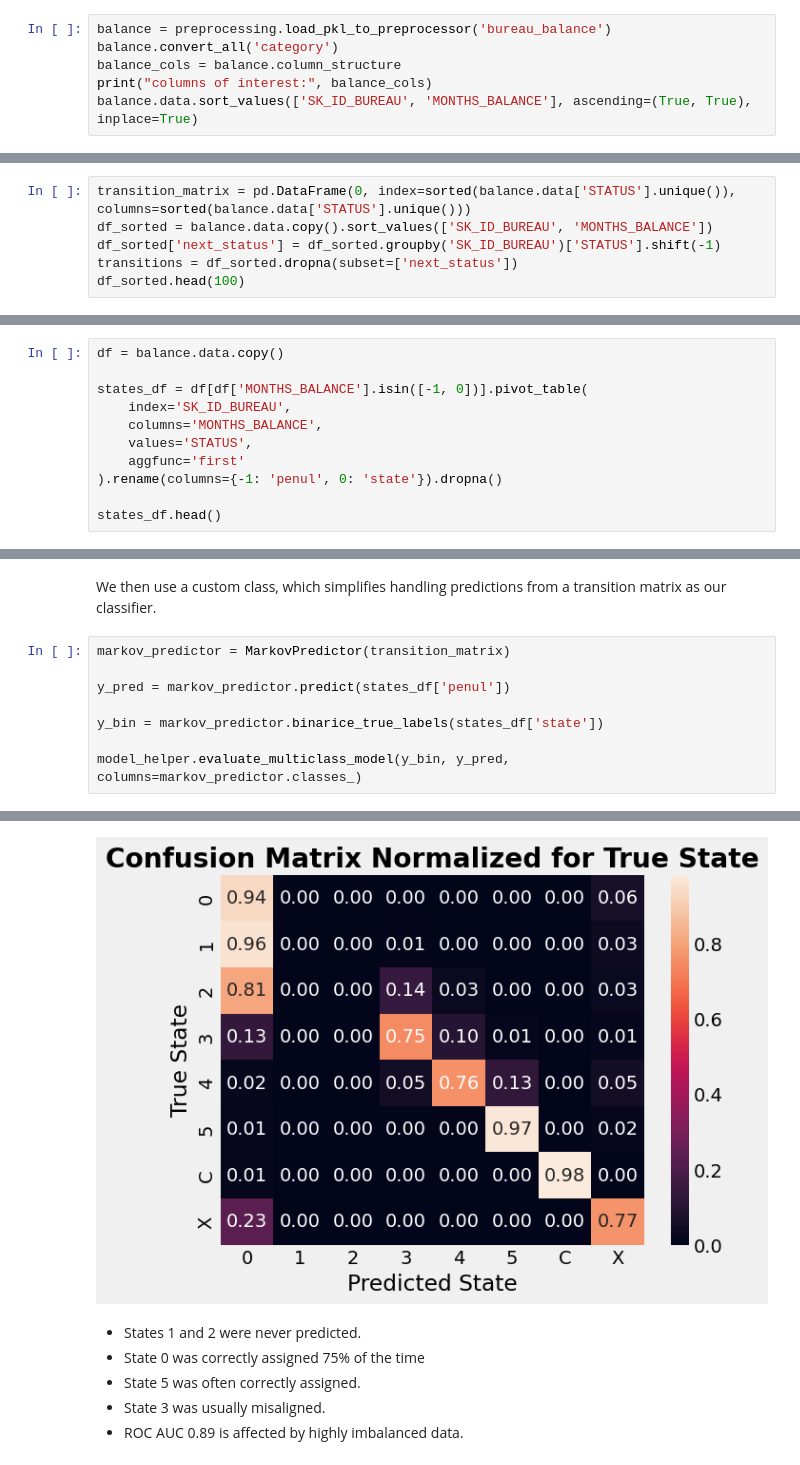
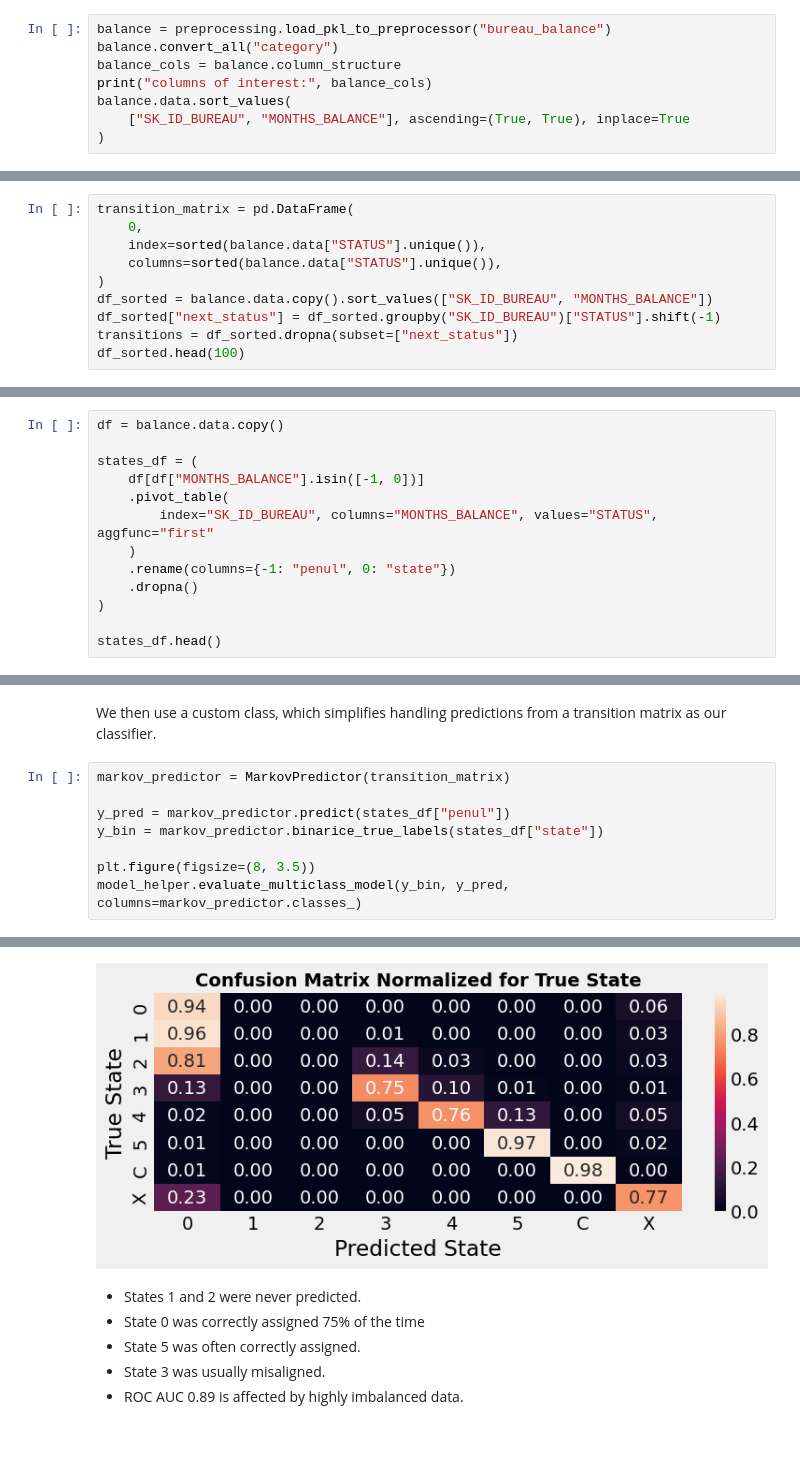
Before and after one commit to Sauciu1/defaulting-risk, a Jupyter notebook: notebooks/nb5_bureau_balance.ipynb, the cells around one changed output, grey strips where cells are left out. Cells and saved outputs as stored; diff of their text form.

Commit message:
balance complete, module fixes

```diff
--- a/notebooks/nb5_bureau_balance.ipynb
+++ b/notebooks/nb5_bureau_balance.ipynb
@@ -19,11 +19,13 @@ plotting_helper.set_plot_style()
 # %% [markdown]
 # Bureau balance
 # %%
-balance = preprocessing.load_pkl_to_preprocessor('bureau_balance')
-balance.convert_all('category')
+balance = preprocessing.load_pkl_to_preprocessor("bureau_balance")
+balance.convert_all("category")
 balance_cols = balance.column_structure
 print("columns of interest:", balance_cols)
-balance.data.sort_values(['SK_ID_BUREAU', 'MONTHS_BALANCE'], ascending=(True, True), inplace=True)
+balance.data.sort_values(
+    ["SK_ID_BUREAU", "MONTHS_BALANCE"], ascending=(True, True), inplace=True
+)
 # %% [output]
 Loading tables: ['bureau_balance.csv']
 loaded bureau_balance with shape (27299925, 3)
@@ -97,10 +114,14 @@ We thus construct a transition matrix from observed events, where: i (row) indic
 # %% [markdown]
 We then count the observed transitions as:
 # %%
-transition_matrix = pd.DataFrame(0, index=sorted(balance.data['STATUS'].unique()), columns=sorted(balance.data['STATUS'].unique()))
-df_sorted = balance.data.copy().sort_values(['SK_ID_BUREAU', 'MONTHS_BALANCE'])
-df_sorted['next_status'] = df_sorted.groupby('SK_ID_BUREAU')['STATUS'].shift(-1)
-transitions = df_sorted.dropna(subset=['next_status'])
+transition_matrix = pd.DataFrame(
+    0,
+    index=sorted(balance.data["STATUS"].unique()),
+    columns=sorted(balance.data["STATUS"].unique()),
+)
+df_sorted = balance.data.copy().sort_values(["SK_ID_BUREAU", "MONTHS_BALANCE"])
+df_sorted["next_status"] = df_sorted.groupby("SK_ID_BUREAU")["STATUS"].shift(-1)
+transitions = df_sorted.dropna(subset=["next_status"])
 df_sorted.head(100)
 # %% [output]
 |  | SK_ID_BUREAU | MONTHS_BALANCE | STATUS | next_status |
@@ -178,12 +215,14 @@ We now evaluate the predictive power of the Markov process by predicting the t=0
 # %%
 df = balance.data.copy()
 
-states_df = df[df['MONTHS_BALANCE'].isin([-1, 0])].pivot_table(
-    index='SK_ID_BUREAU',
-    columns='MONTHS_BALANCE',
-    values='STATUS',
-    aggfunc='first'
-).rename(columns={-1: 'penul', 0: 'state'}).dropna()
+states_df = (
+    df[df["MONTHS_BALANCE"].isin([-1, 0])]
+    .pivot_table(
+        index="SK_ID_BUREAU", columns="MONTHS_BALANCE", values="STATUS", aggfunc="first"
+    )
+    .rename(columns={-1: "penul", 0: "state"})
+    .dropna()
+)
 
 states_df.head()
 # %% [output]
@@ -199,14 +238,14 @@ We then use a custom class, which simplifies handling predictions from a transit
 # %%
 markov_predictor = MarkovPredictor(transition_matrix)
 
-y_pred = markov_predictor.predict(states_df['penul'])
+y_pred = markov_predictor.predict(states_df["penul"])
+y_bin = markov_predictor.binarice_true_labels(states_df["state"])
 
-y_bin = markov_predictor.binarice_true_labels(states_df['state'])
-
+plt.figure(figsize=(8, 3.5))
 model_helper.evaluate_multiclass_model(y_bin, y_pred, columns=markov_predictor.classes_)
 # %% [output]
 F1 Score: 0.5731636803001697
-[figure, old version]
+[figure, new version]
 # %% [markdown]
 * States 1 and 2 were never predicted.
 * State 0 was correctly assigned 75% of the time
```
Also changed, not shown: parts of 23 cells of this notebook, 14 other files.
